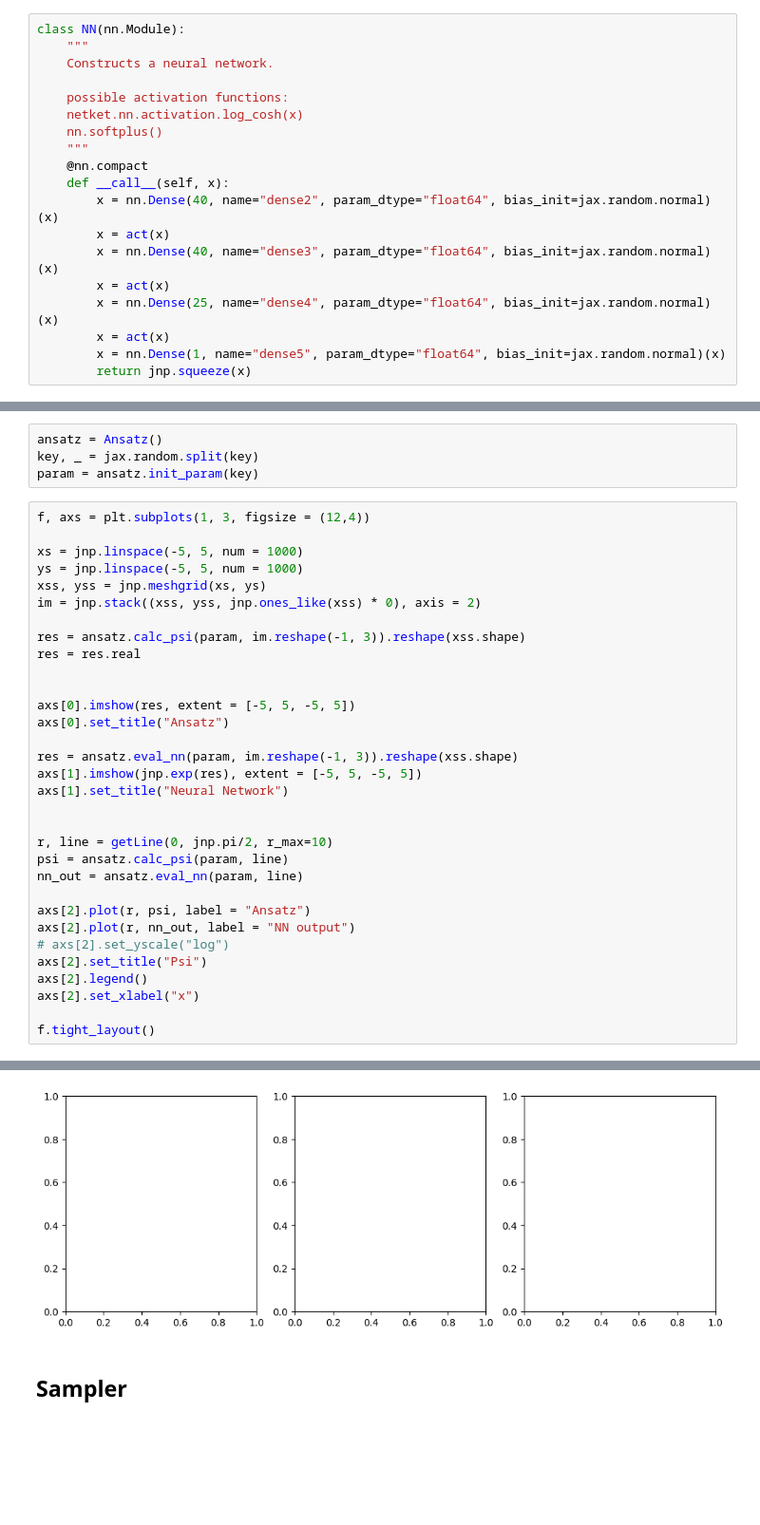
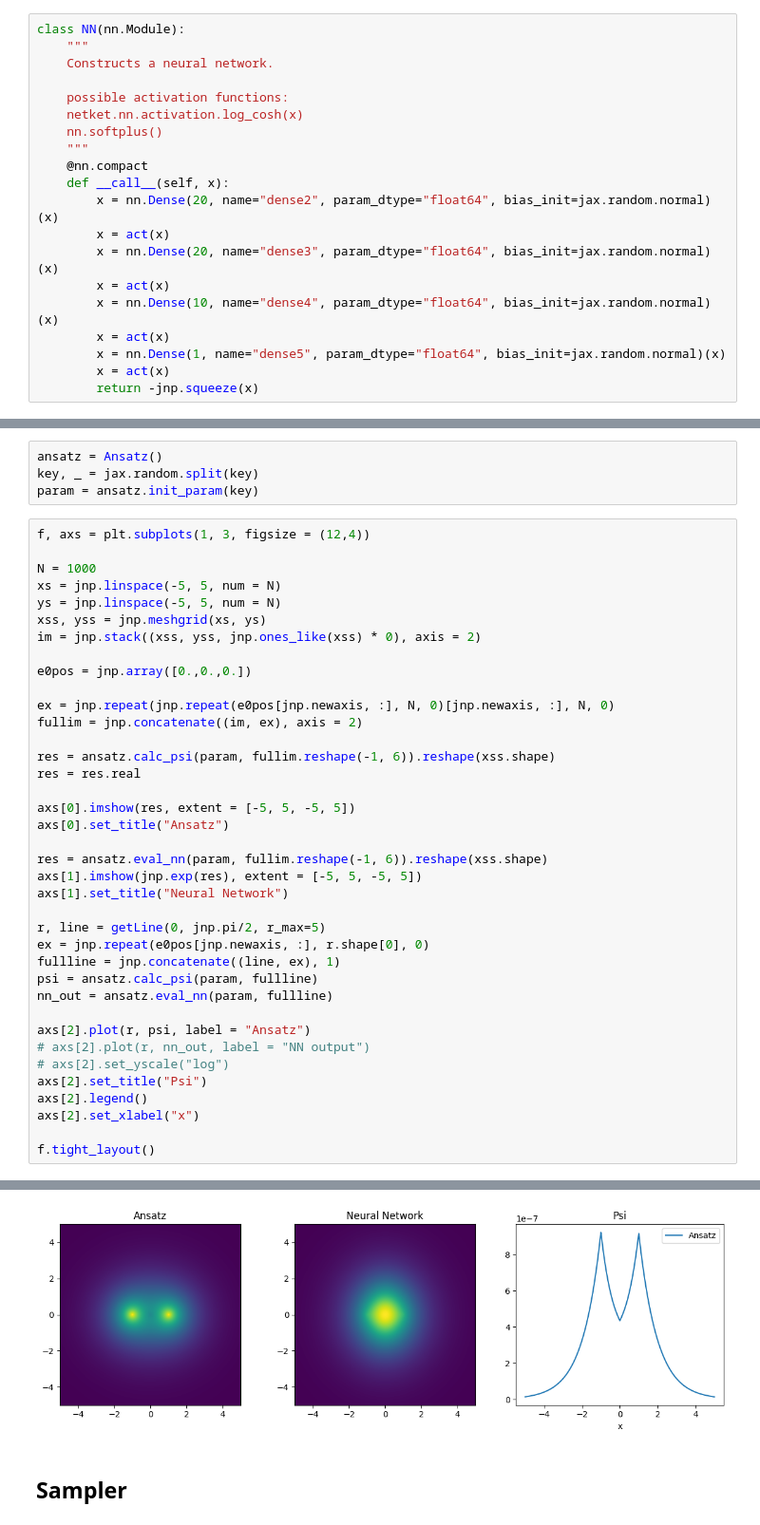
Before and after one commit to evanwonisch/NeuralQuantumStates, a Jupyter notebook: run/dihydrogen/dihydrogen_approx.ipynb, the cells around one changed output, grey strips where cells are left out. Shown at 95% size. Drawn from its saved outputs; the diff is of its cells as text; blank space fills up the shorter version.

```diff
--- a/run/dihydrogen/dihydrogen_approx.ipynb
+++ b/run/dihydrogen/dihydrogen_approx.ipynb
@@ -93,14 +95,15 @@ class NN(nn.Module):
     """
     @nn.compact
     def __call__(self, x):
-        x = nn.Dense(40, name="dense2", param_dtype="float64", bias_init=jax.random.normal)(x)
+        x = nn.Dense(20, name="dense2", param_dtype="float64", bias_init=jax.random.normal)(x)
         x = act(x)
-        x = nn.Dense(40, name="dense3", param_dtype="float64", bias_init=jax.random.normal)(x)
+        x = nn.Dense(20, name="dense3", param_dtype="float64", bias_init=jax.random.normal)(x)
         x = act(x)
-        x = nn.Dense(25, name="dense4", param_dtype="float64", bias_init=jax.random.normal)(x)
+        x = nn.Dense(10, name="dense4", param_dtype="float64", bias_init=jax.random.normal)(x)
         x = act(x)
         x = nn.Dense(1, name="dense5", param_dtype="float64", bias_init=jax.random.normal)(x)
-        return jnp.squeeze(x)
+        x = act(x)
+        return -jnp.squeeze(x)
 # %% [markdown]
 ## Construct Ansatz
 # %%
@@ -165,29 +182,35 @@ param = ansatz.init_param(key)
 # %%
 f, axs = plt.subplots(1, 3, figsize = (12,4))
 
-xs = jnp.linspace(-5, 5, num = 1000)
-ys = jnp.linspace(-5, 5, num = 1000)
+N = 1000
+xs = jnp.linspace(-5, 5, num = N)
+ys = jnp.linspace(-5, 5, num = N)
 xss, yss = jnp.meshgrid(xs, ys)
 im = jnp.stack((xss, yss, jnp.ones_like(xss) * 0), axis = 2)
 
-res = ansatz.calc_psi(param, im.reshape(-1, 3)).reshape(xss.shape)
+e0pos = jnp.array([0.,0.,0.])
+
+ex = jnp.repeat(jnp.repeat(e0pos[jnp.newaxis, :], N, 0)[jnp.newaxis, :], N, 0)
+fullim = jnp.concatenate((im, ex), axis = 2)
+
+res = ansatz.calc_psi(param, fullim.reshape(-1, 6)).reshape(xss.shape)
 res = res.real
-
 
 axs[0].imshow(res, extent = [-5, 5, -5, 5])
 axs[0].set_title("Ansatz")
 
-res = ansatz.eval_nn(param, im.reshape(-1, 3)).reshape(xss.shape)
+res = ansatz.eval_nn(param, fullim.reshape(-1, 6)).reshape(xss.shape)
 axs[1].imshow(jnp.exp(res), extent = [-5, 5, -5, 5])
 axs[1].set_title("Neural Network")
 
-
-r, line = getLine(0, jnp.pi/2, r_max=10)
-psi = ansatz.calc_psi(param, line)
-nn_out = ansatz.eval_nn(param, line)
+r, line = getLine(0, jnp.pi/2, r_max=5)
+ex = jnp.repeat(e0pos[jnp.newaxis, :], r.shape[0], 0)
+fullline = jnp.concatenate((line, ex), 1)
+psi = ansatz.calc_psi(param, fullline)
+nn_out = ansatz.eval_nn(param, fullline)
 
 axs[2].plot(r, psi, label = "Ansatz")
-axs[2].plot(r, nn_out, label = "NN output")
+# axs[2].plot(r, nn_out, label = "NN output")
 # axs[2].set_yscale("log")
 axs[2].set_title("Psi")
 axs[2].legend()
@@ -199,4 +221,4 @@ IndexError: index is out of bounds for axis 1 with size 0
-[figure, old version]
+[figure, new version]
 # %% [markdown]
 ## Sampler
 # %%
```
Also changed, not shown: parts of 8 cells of this notebook.
